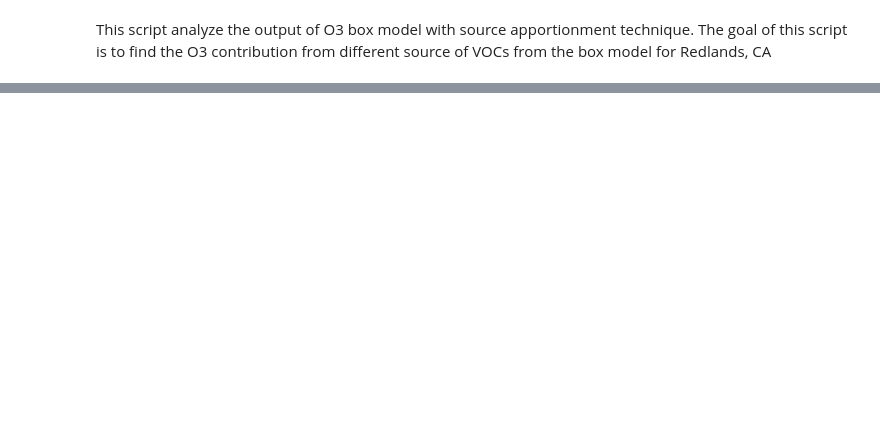
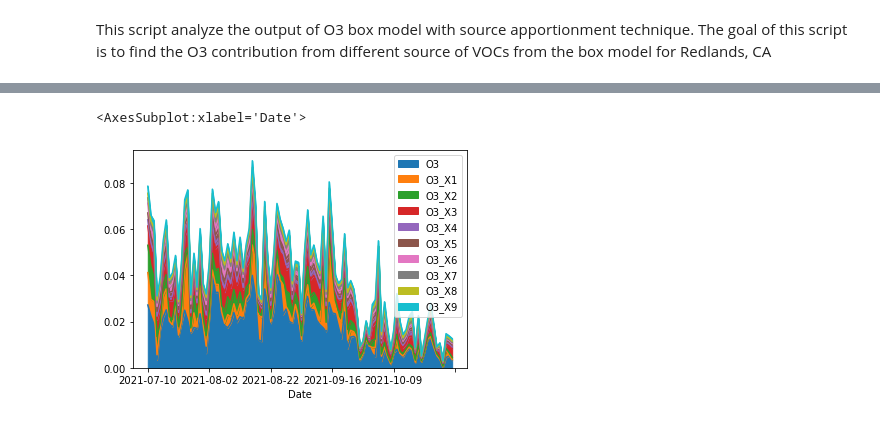
Before and after one commit to shenglun7/VOC_RECAP, a Jupyter notebook: code/script/box_model_output.ipynb, the cells around one changed output, grey strips where cells are left out. Drawn from its saved outputs; the diff is of its cells as text; code cells hidden in the pictures; blank space fills up the shorter version.

```diff
--- a/code/script/box_model_output.ipynb
+++ b/code/script/box_model_output.ipynb
@@ -58,0 +13,14 @@ df_merge.loc[:,'Time':] = df_merge.loc[:,'Time':].astype(float)
+# %%
+df_all = pd.DataFrame(columns=['Date','Time','O3','O3_X1','O3_X2','O3_X3',
+                                 'O3_X4','O3_X5','O3_X6',
+                                 'O3_X7','O3_X8','O3_X9'])
+folderpath = '../../data/intermediate/box_model_output_bgX/'
+filelist = [f for f in listdir(folderpath) if
+            isfile(join(folderpath, f))]
+filelist = [s for s in filelist if 'results' in s ]
+
+for file in filelist:
+    filepath = folderpath + file
+    df = treat_box_model_output(filepath)
+    df_all = pd.concat([df_all, df], ignore_index=True)
+df_all.iloc[:,2:] = df_all.iloc[:,2:].astype(float)
@@ -58,0 +46,11 @@ df_merge.loc[:,'Time':] = df_merge.loc[:,'Time':].astype(float)
+# %%
+# plot stacked time series
+df_plot = df_all.loc[df_all['Time']==180, ['Date','O3','O3_X1','O3_X2','O3_X3','O3_X4',
+                      'O3_X5','O3_X6','O3_X7','O3_X8','O3_X9']].reset_index(drop=True)
+df_plot['O3'] = df_plot['O3'] - df_all[df_all['Time']==0].reset_index()['O3']
+df_plot = df_plot.set_index('Date')
+
+df_plot.plot.area()
+# %% [output]
+<AxesSubplot:xlabel='Date'>
+[figure, added]
```
Also changed, not shown: parts of 5 cells of this notebook, 4 other files.
